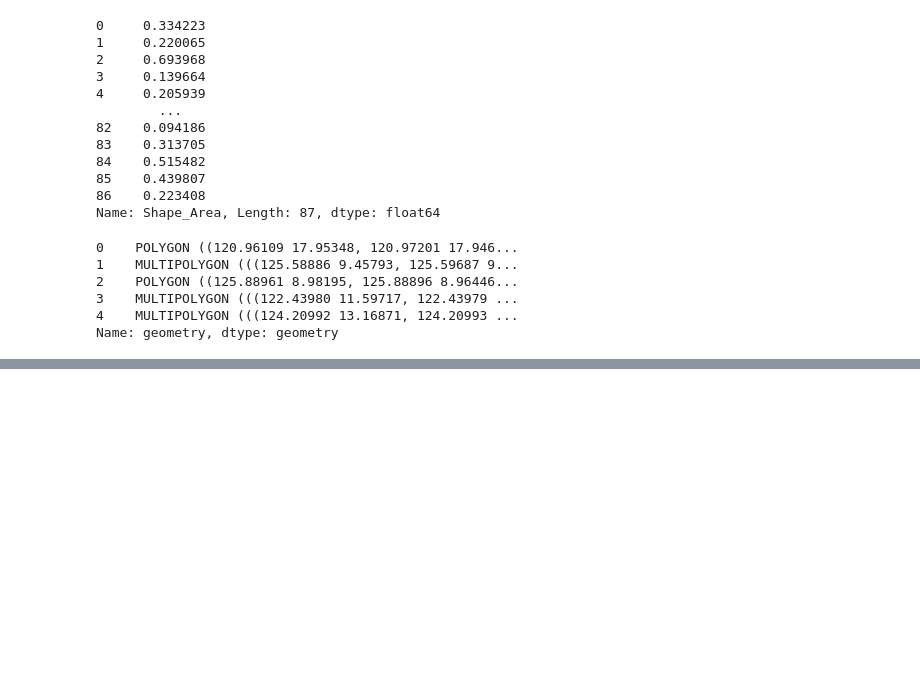
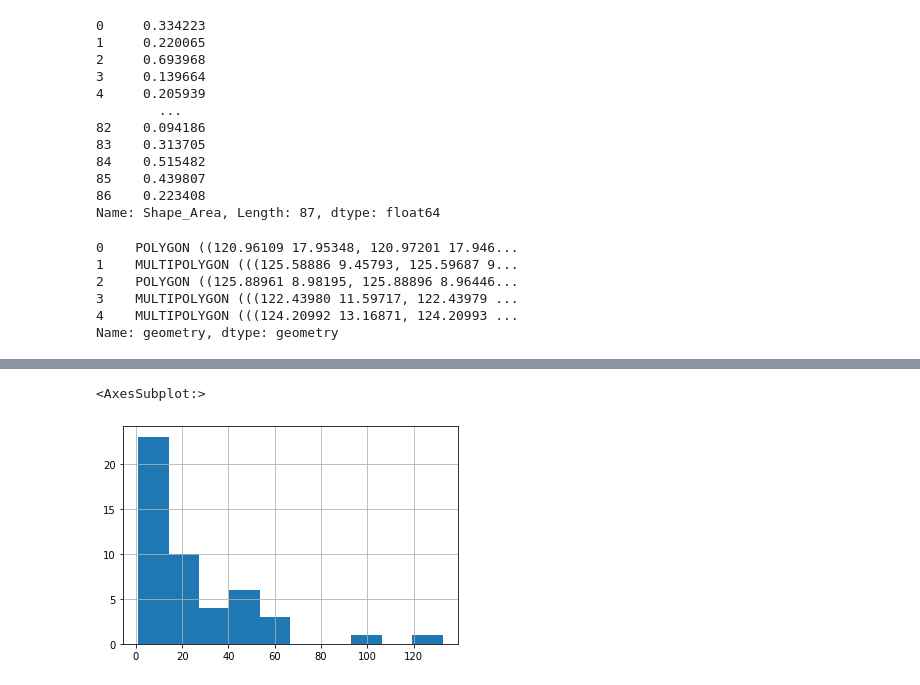
Before and after one commit to RaynorChavez/Solar-Wind-Energy-Analysis-Philippines, a Jupyter notebook: test.ipynb, the cells around one changed output, grey strips where cells are left out. Cells and saved outputs as stored; diff of their text form; code cells hidden in the pictures; blank space fills up the shorter version.

```diff
--- a/test.ipynb
+++ b/test.ipynb
@@ -68,0 +63,5 @@ Name: 18436, dtype: object)
+# %%
+powerplants.capacity_mw.hist()
+# %% [output]
+<AxesSubplot:>
+[figure, added]
```
Also changed, not shown: parts of 15 cells of this notebook, 1 other file.
